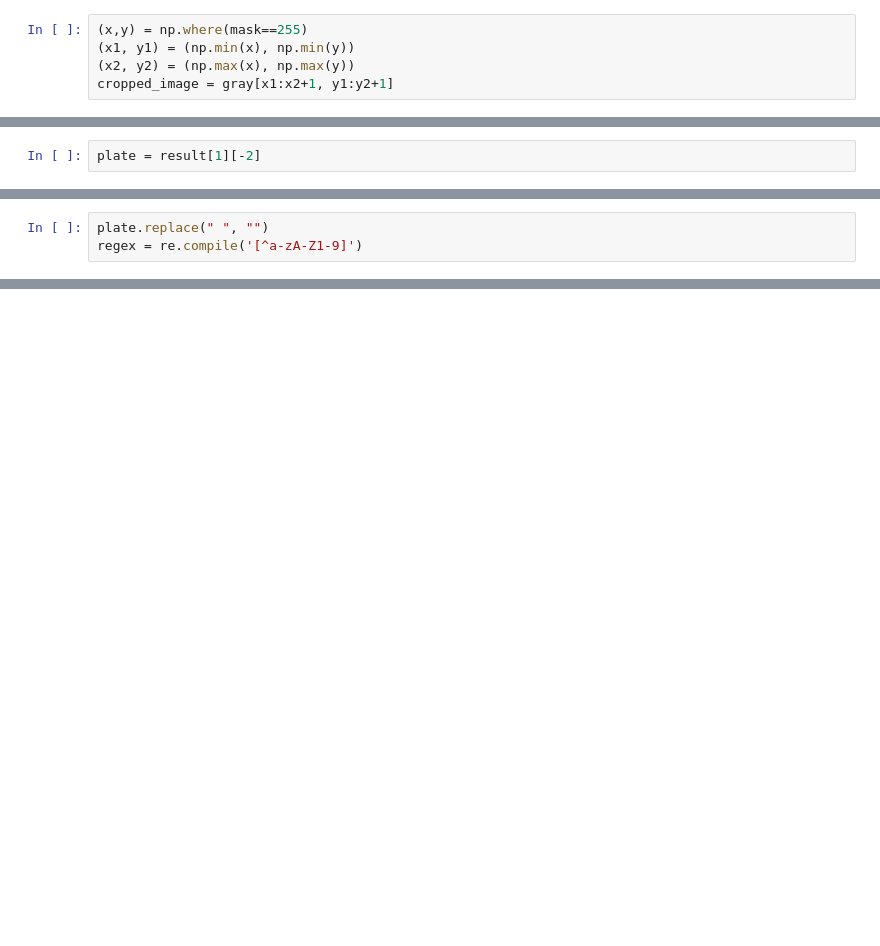
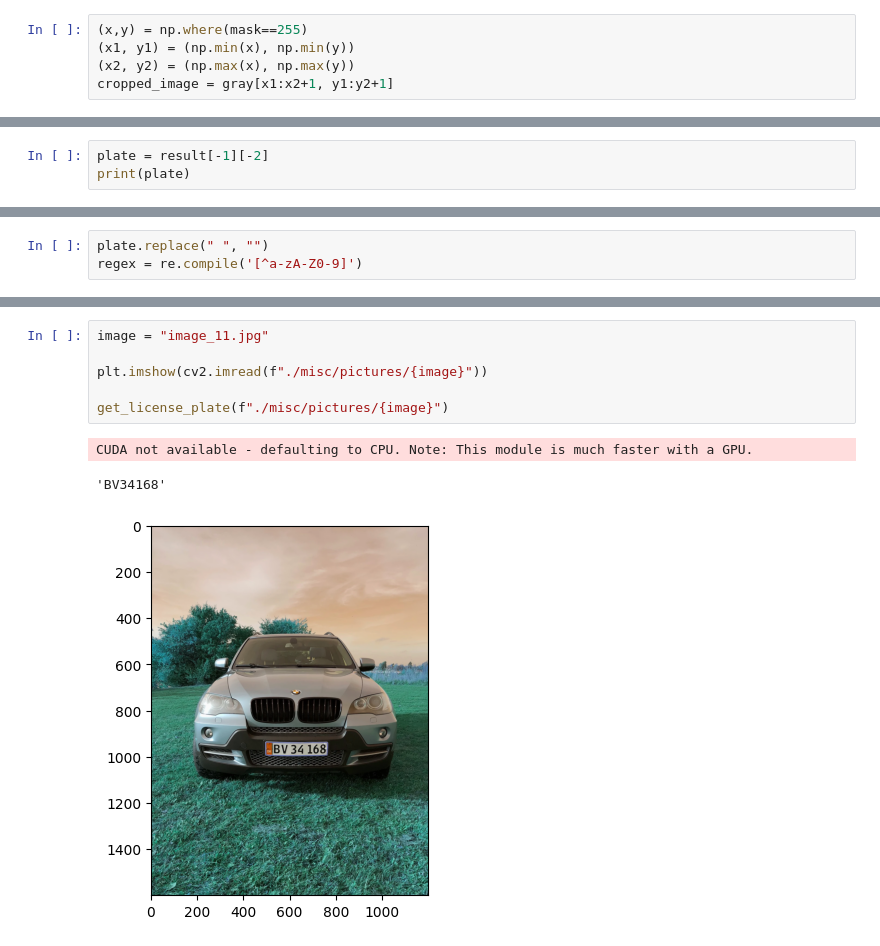
Before and after one commit to minilange/parkerings-projekt, a Jupyter notebook: backend/licenseplate_reg.ipynb, the cells around one changed output, grey strips where cells are left out. Cells and saved outputs as stored; diff of their text form; blank space fills up the shorter version.

```diff
--- a/backend/licenseplate_reg.ipynb
+++ b/backend/licenseplate_reg.ipynb
@@ -89,2 +126,3 @@ Progress: |███████████████████████
 # %%
-plate = result[1][-2]
+plate = result[-1][-2]
+print(plate)
@@ -91,6 +131,6 @@ plate = result[1][-2]
 # %%
 plate.replace(" ", "")
-regex = re.compile('[^a-zA-Z1-9]')
+regex = re.compile('[^a-zA-Z0-9]')
 # %%
 regex.sub('', plate)
 # %% [output]
@@ -97,0 +184,10 @@ regex.sub('', plate)
+# %%
+image = "image_11.jpg"
+
+plt.imshow(cv2.imread(f"./misc/pictures/{image}"))
+
+get_license_plate(f"./misc/pictures/{image}")
+# %% [output]
+CUDA not available - defaulting to CPU. Note: This module is much faster with a GPU.
+'BV34168'
+[figure, added]
```
Also changed, not shown: parts of 17 cells of this notebook, 9 other files.
